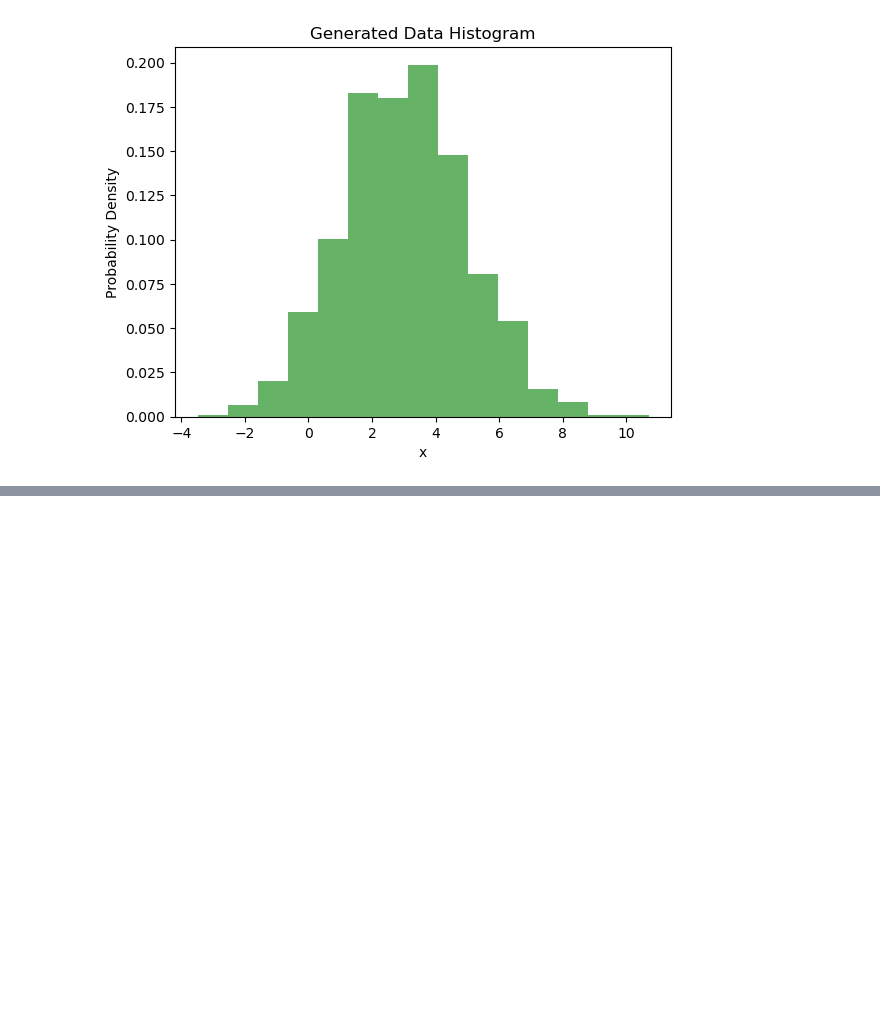
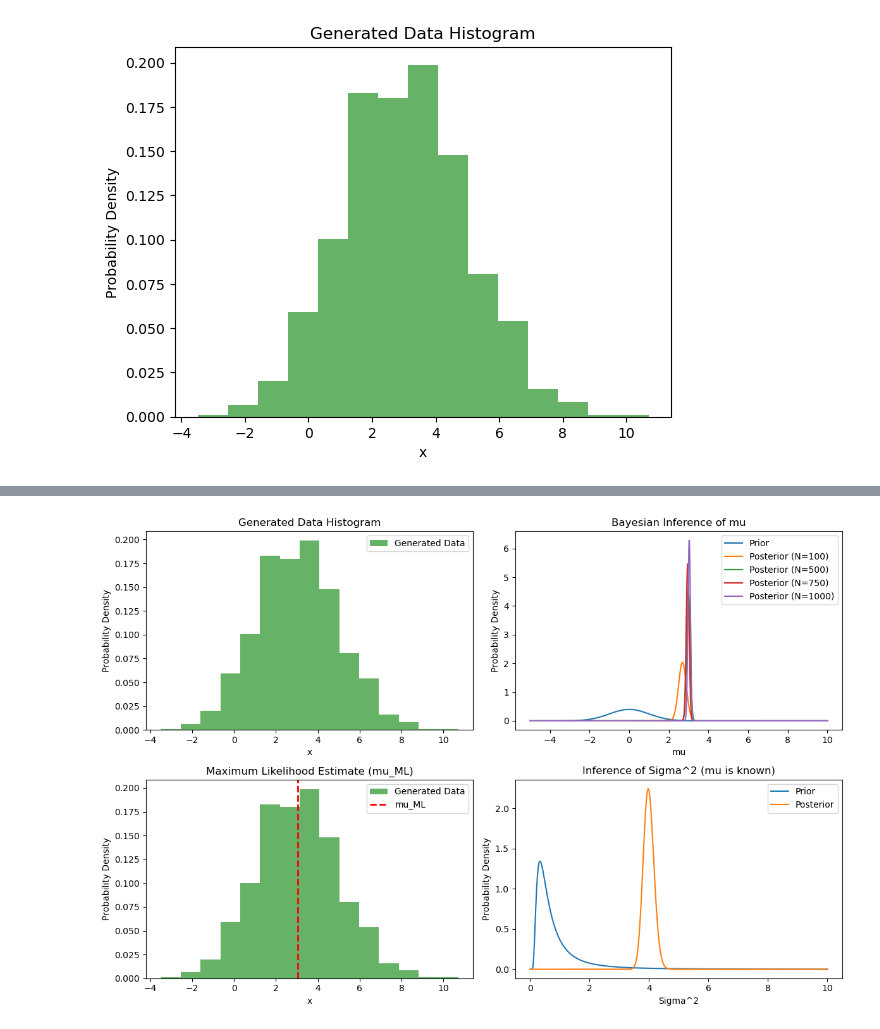
Before and after one commit to aklimakhanam/Data_Analysis_Projects, a Jupyter notebook: Module2_act2_act4.ipynb, the cells around one changed output, grey strips where cells are left out. Saved outputs shown, nothing was run; the diff lists cells and outputs as text; code cells hidden in the pictures; blank space fills up the shorter version.

```diff
--- a/Module2_act2_act4.ipynb
+++ b/Module2_act2_act4.ipynb
@@ -86,28 +90,28 @@ plt.show()
 # %%
 from scipy.stats import norm
 
-# Define the prior distribution for mu
+# define prior distribution for mu
 prior_mu = 0.0
-prior_sigma = 10.0
+prior_sigma = 1.0
 
 # Bayesian inference function
 def bayesian_inference(data, prior_mu, prior_sigma, true_sigma):
     N = len(data)
 
-    # Prior distribution
+    # prior distribution
     prior = norm(prior_mu, prior_sigma)
 
-    # Likelihood function
+    # likelihood function
     likelihood = norm(np.mean(data), true_sigma / np.sqrt(N))
 
-    # Posterior distribution
+    # posterior distribution
     posterior_mu = (prior_mu / prior_sigma**2 + np.sum(data) / true_sigma**2) / (1 / prior_sigma**2 + N / true_sigma**2)
     posterior_sigma = 1 / np.sqrt(1 / prior_sigma**2 + N / true_sigma**2)
 
     return posterior_mu, posterior_sigma
 
-# Perform Bayesian inference for different N values
-N_values = [100,500,750,1000,1500]
+# perform Bayesian inference for different N values
+N_values = [100,500,750,1000]
 for N in N_values:
     posterior_mu, posterior_sigma = bayesian_inference(data[:N], prior_mu, prior_sigma, true_sigma)
     print(f'For N={N}, Bayesian Posterior Mean: {posterior_mu:.4f}, Posterior Standard Deviation: {posterior_sigma:.4f}')
@@ -148,0 +152,60 @@ Inferred Sigma^2: Mean  = 4.0636, Variance = 0.0220
+# %%
+# plot generated data
+plt.figure(figsize=(12, 8))
+
+plt.subplot(2, 2, 1)
+plt.hist(data, bins=15, density=True, alpha=0.6, color='g', label='Generated Data')
+plt.title('Generated Data Histogram')
+plt.xlabel('x')
+plt.ylabel('Probability Density')
+plt.legend()
+
+# Bayesian Inference of mu
+plt.subplot(2, 2, 2)
+
+# plot prior distribution
+prior_distribution = norm(prior_mu, prior_sigma)
+x_range = np.linspace(-5, 10, 1000)
+plt.plot(x_range, prior_distribution.pdf(x_range), label='Prior')
+
+# plot posterior distribution for different N values
+for N in N_values:
+    posterior_mu, posterior_sigma = bayesian_inference(data[:N], prior_mu, prior_sigma, true_sigma)
+    posterior_distribution = norm(posterior_mu, posterior_sigma)
+    plt.plot(x_range, posterior_distribution.pdf(x_range), label=f'Posterior (N={N})')
+
+plt.title('Bayesian Inference of mu')
+plt.xlabel('mu')
+plt.ylabel('Probability Density')
+plt.legend()
+
+# Maximum Likelihood Estimate (mu_ML)
+plt.subplot(2, 2, 3)
+plt.hist(data, bins=15, density=True, alpha=0.6, color='g', label='Generated Data')
+plt.axvline(mu_ML, color='r', linestyle='dashed', linewidth=2, label='mu_ML')
+plt.title('Maximum Likelihood Estimate (mu_ML)')
+plt.xlabel('x')
+plt.ylabel('Probability Density')
+plt.legend()
+
+# inference of sigma^2 when mu is known
+plt.subplot(2, 2, 4)
+
+# plot prior distribution for sigma^2
+prior_sigma2_distribution = invgamma(prior_a, scale=prior_b)
+sigma2_range = np.linspace(0, 10, 1000)
+plt.plot(sigma2_range, prior_sigma2_distribution.pdf(sigma2_range), label='Prior')
+
+# plot posterior distribution for sigma^2
+posterior_sigma2_distribution = invgamma(posterior_a, scale=posterior_b)
+plt.plot(sigma2_range, posterior_sigma2_distribution.pdf(sigma2_range), label='Posterior')
+
+plt.title('Inference of Sigma^2 (mu is known)')
+plt.xlabel('Sigma^2')
+plt.ylabel('Probability Density')
+plt.legend()
+
+plt.tight_layout()
+plt.show()
+# %% [output]
+[figure, added]
```
Also changed, not shown: parts of 6 cells of this notebook.
